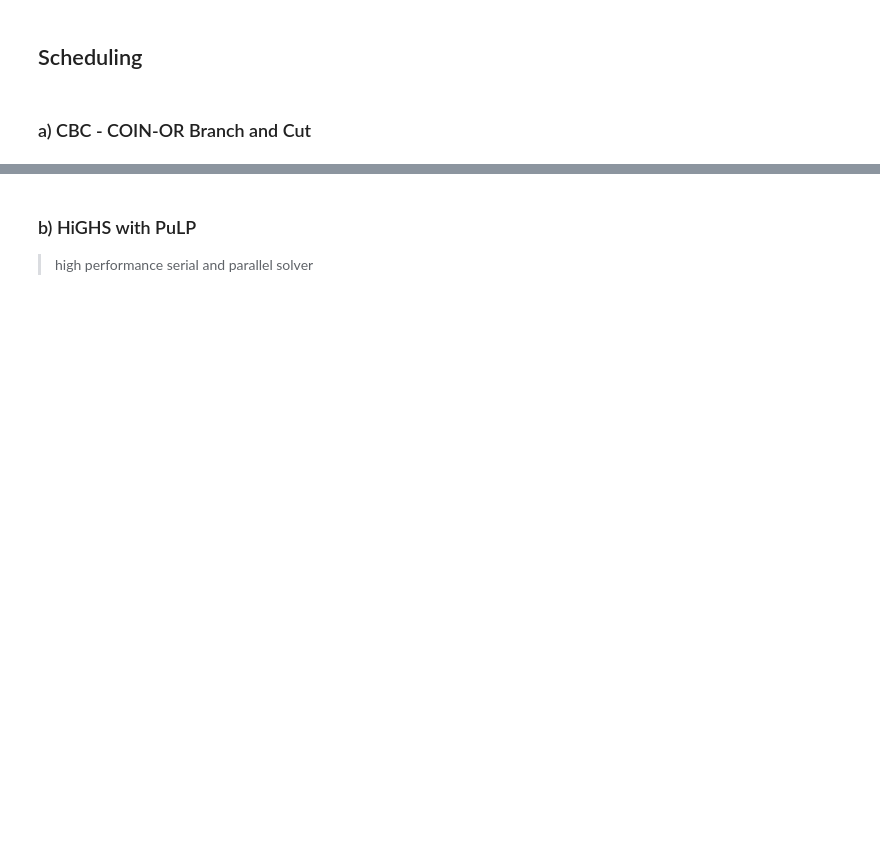
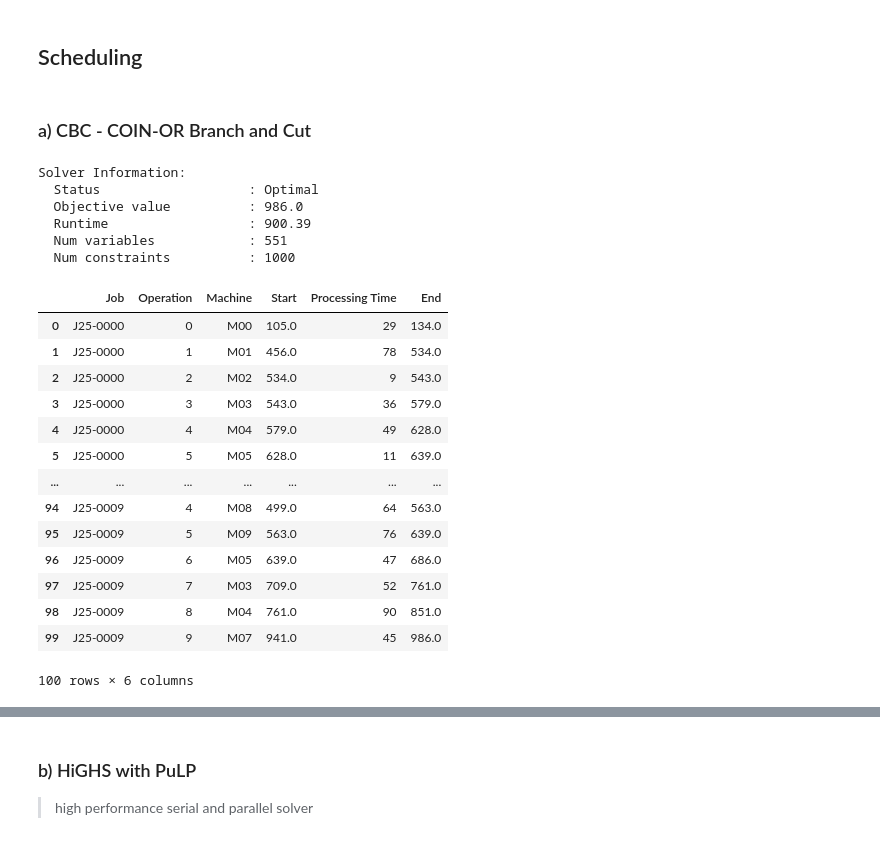
Before and after one commit to konrad-adamski/HTWD_Job-Shop_Scheduling, a Jupyter notebook: notebooks/01_COIN_OR_Linear_Programming/00_Makespan.ipynb, the cells around one changed output, grey strips where cells are left out. Drawn from its saved outputs; the diff is of its cells as text; code cells hidden in the pictures; blank space fills up the shorter version.

```diff
--- a/notebooks/01_COIN_OR_Linear_Programming/00_Makespan.ipynb
+++ b/notebooks/01_COIN_OR_Linear_Programming/00_Makespan.ipynb
@@ -132,18 +134,41 @@ job_earliest_starts
 # %% [markdown]
 ### a) CBC - COIN-OR Branch and Cut
 # %%
-log_file_path = None # logs_path / "makespan_cbc.log"
+log_file_path = logs_path / "makespan_cbc.log" if logs_path else None
 
 schedule = solve_jssp_makespan(
     job_ops=job_ops,
     job_earliest_starts=job_earliest_starts,
     solver_type="CBC",
-    time_limit=max_time,
-    msg=True,
-    log_file_path=log_file_path
+    msg=False,
+    solver_time_limit=max_time,
+    solver_relative_gap_limit=0.02,
+    log_file=log_file_path
 )
 df_schedule = get_schedule_dframe(schedule)
 df_schedule
+# %% [output]
+Solver Information:
+  Status                   : Optimal
+  Objective value          : 986.0
+  Runtime                  : 900.39
+  Num variables            : 551
+  Num constraints          : 1000
+|  | Job | Operation | Machine | Start | Processing Time | End |
+| 0 | J25-0000 | 0 | M00 | 105.0 | 29 | 134.0 |
+| 1 | J25-0000 | 1 | M01 | 456.0 | 78 | 534.0 |
+| 2 | J25-0000 | 2 | M02 | 534.0 | 9 | 543.0 |
+| 3 | J25-0000 | 3 | M03 | 543.0 | 36 | 579.0 |
+| 4 | J25-0000 | 4 | M04 | 579.0 | 49 | 628.0 |
+| 5 | J25-0000 | 5 | M05 | 628.0 | 11 | 639.0 |
+| ... | ... | ... | ... | ... | ... | ... |
+| 94 | J25-0009 | 4 | M08 | 499.0 | 64 | 563.0 |
+| 95 | J25-0009 | 5 | M09 | 563.0 | 76 | 639.0 |
+| 96 | J25-0009 | 6 | M05 | 639.0 | 47 | 686.0 |
+| 97 | J25-0009 | 7 | M03 | 709.0 | 52 | 761.0 |
+| 98 | J25-0009 | 8 | M04 | 761.0 | 90 | 851.0 |
+| 99 | J25-0009 | 9 | M07 | 941.0 | 45 | 986.0 |
+100 rows × 6 columns
 # %%
 gantt.get_plot(df_schedule, perspective="Machine")
 check.is_machine_conflict_free(df_schedule)
```
Also changed, not shown: parts of 7 cells of this notebook, 8 other files.
